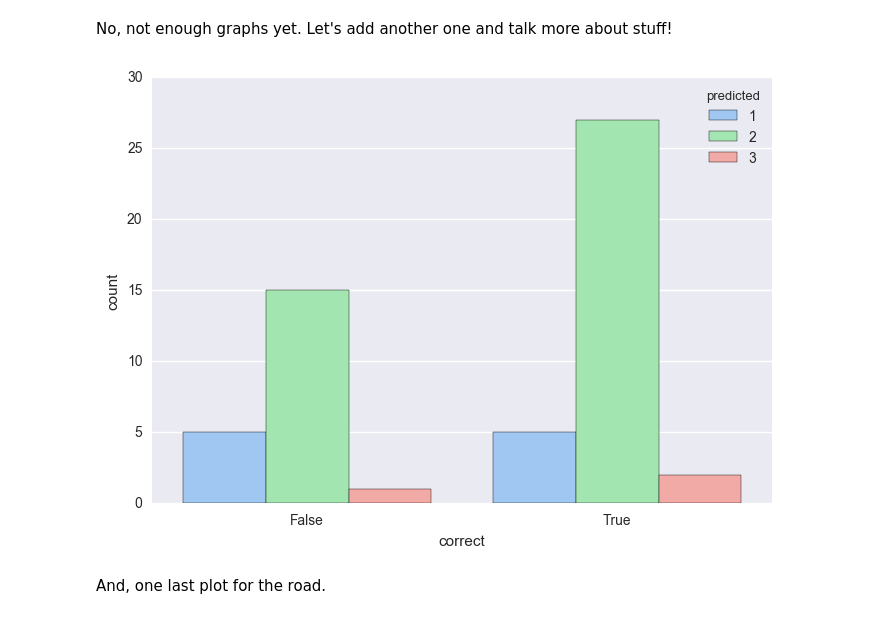
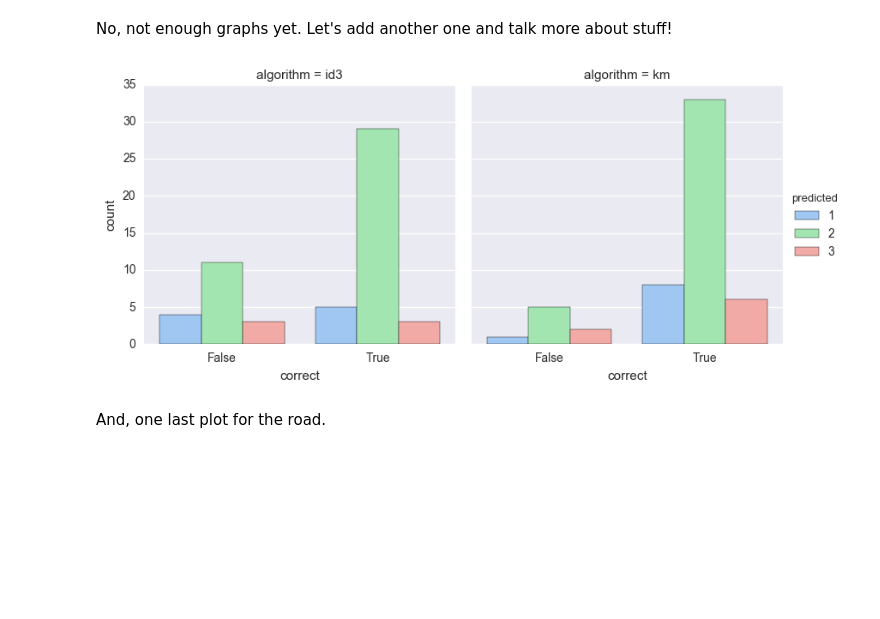
Before and after one commit to olivedae/anaylsis-san-diego-burritos, a Jupyter notebook: paper.ipynb, the cells around one changed output. Cells and saved outputs as stored; diff of their text form; code cells hidden in the pictures; blank space fills up the shorter version.

```diff
--- a/paper.ipynb
+++ b/paper.ipynb
@@ -51,16 +51,18 @@ sns.plt.show()
 # %% [markdown]
 No, not enough graphs yet. Let's add another one and talk more about stuff!
 # %%
-sns.countplot(
+sns.factorplot(
     x="correct",
     data=compare,
     palette="pastel",
-    hue="predicted"
+    col="algorithm",
+    hue="predicted",
+    kind="count"
 )
 
 sns.plt.show()
 # %% [output]
-[figure, old version]
+[figure, new version]
 # %% [markdown]
 And, one last plot for the road.
 # %%
```
Also changed, not shown: parts of 2 cells of this notebook, 13 other files.
